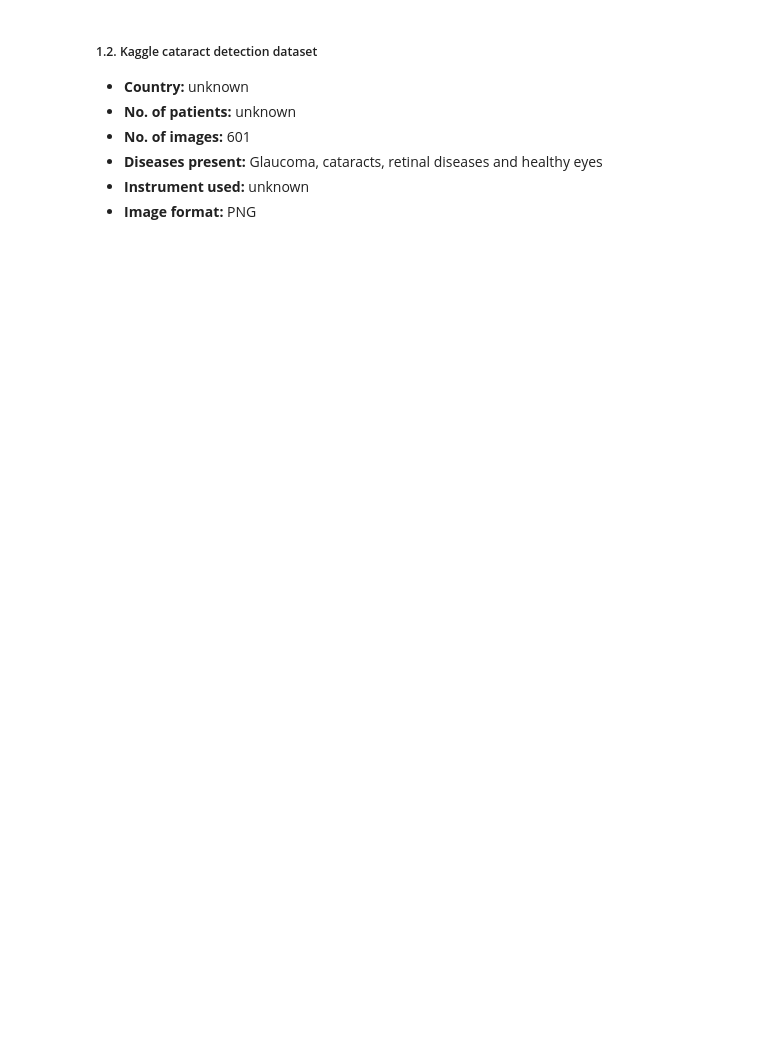
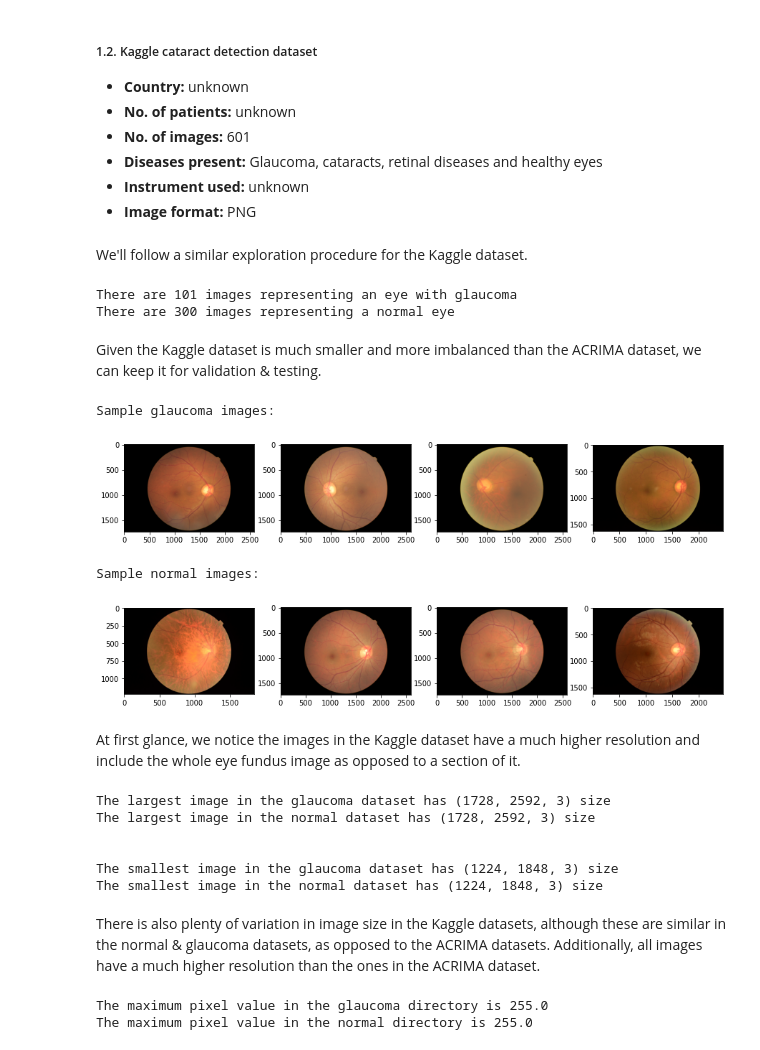
Before and after one commit to sabinagio/do-you-see-what-AI-see, a Jupyter notebook: 1-data-collection-and-exploration.ipynb, the cells around one changed output. Cells and saved outputs as stored; diff of their text form; code cells hidden in the pictures; blank space fills up the shorter version.

Commit message:
Finish EDA on the training & validation datasets

```diff
--- a/1-data-collection-and-exploration.ipynb
+++ b/1-data-collection-and-exploration.ipynb
@@ -120,3 +140,72 @@ We see there is quite a lot of variability in the image sizes for the ACRIMA dat
 * **Diseases present:** Glaucoma, cataracts, retinal diseases and healthy eyes
 * **Instrument used:** unknown
 * **Image format:** PNG
+# %% [markdown]
+We'll follow a similar exploration procedure for the Kaggle dataset.
+# %%
+kaggle_dir = current_dir + "/data/kaggle-dataset"
+glaucoma_dir = kaggle_dir + "/3_glaucoma"
+normal_dir = kaggle_dir + "/1_normal"
+
+normal_images = os.listdir(normal_dir)
+glaucoma_images = os.listdir(glaucoma_dir)
+
+# Look at the number of samples in each dataset
+print(f"There are {len(glaucoma_images)} images representing an eye with glaucoma")
+print(f"There are {len(normal_images)} images representing a normal eye")
+# %% [output]
+There are 101 images representing an eye with glaucoma
+There are 300 images representing a normal eye
+# %% [markdown]
+Given the Kaggle dataset is much smaller and more imbalanced than the ACRIMA dataset, we can keep it for validation & testing.
+# %%
+# Look at sample images in each dataset
+print("Sample glaucoma images:")
+plt.subplots(figsize=(15, 10))
+for i in range(1, 5):
+    plt.subplot(1, 4, i)
+    plt.imshow(load_img(f"{os.path.join(glaucoma_dir, glaucoma_images[i - 1])}"))
+plt.show()
+
+print("\nSample normal images:")
+plt.subplots(figsize=(15, 10))
+for i in range(1, 5):
+    plt.subplot(1, 4, i)
+    plt.imshow(load_img(f"{os.path.join(normal_dir, normal_images[i - 1])}"))
+plt.show()
+# %% [output]
+Sample glaucoma images:
+[figure, added]
+Sample normal images:
+[figure, added]
+# %% [markdown]
+At first glance, we notice the images in the Kaggle dataset have a much higher resolution and include the whole eye fundus image as opposed to a section of it.
+# %%
+# Check the variation in image size across the two datasets
+glaucoma_size = get_image_sizes(glaucoma_dir)
+normal_size = get_image_sizes(normal_dir)
+
+print(f"The largest image in the glaucoma dataset has {max(glaucoma_size)} size")
+print(f"The largest image in the normal dataset has {max(normal_size)} size")
+print("\n")
+print(f"The smallest image in the glaucoma dataset has {min(glaucoma_size)} size")
+print(f"The smallest image in the normal dataset has {min(normal_size)} size")
+# %% [output]
+The largest image in the glaucoma dataset has (1728, 2592, 3) size
+The largest image in the normal dataset has (1728, 2592, 3) size
+
+
+The smallest image in the glaucoma dataset has (1224, 1848, 3) size
+The smallest image in the normal dataset has (1224, 1848, 3) size
+# %% [markdown]
+There is also plenty of variation in image size in the Kaggle datasets, although these are similar in the normal & glaucoma datasets, as opposed to the ACRIMA datasets. Additionally, all images have a much higher resolution than the ones in the ACRIMA dataset.
+# %%
+# Check the maximum pixel value
+g_max_pixel = get_max_pixel(glaucoma_dir)
+n_max_pixel = get_max_pixel(normal_dir)
+
+print(f"The maximum pixel value in the glaucoma directory is {g_max_pixel}")
+print(f"The maximum pixel value in the normal directory is {n_max_pixel}")
+# %% [output]
+The maximum pixel value in the glaucoma directory is 255.0
+The maximum pixel value in the normal directory is 255.0
```
Also changed, not shown: parts of 8 cells of this notebook.
